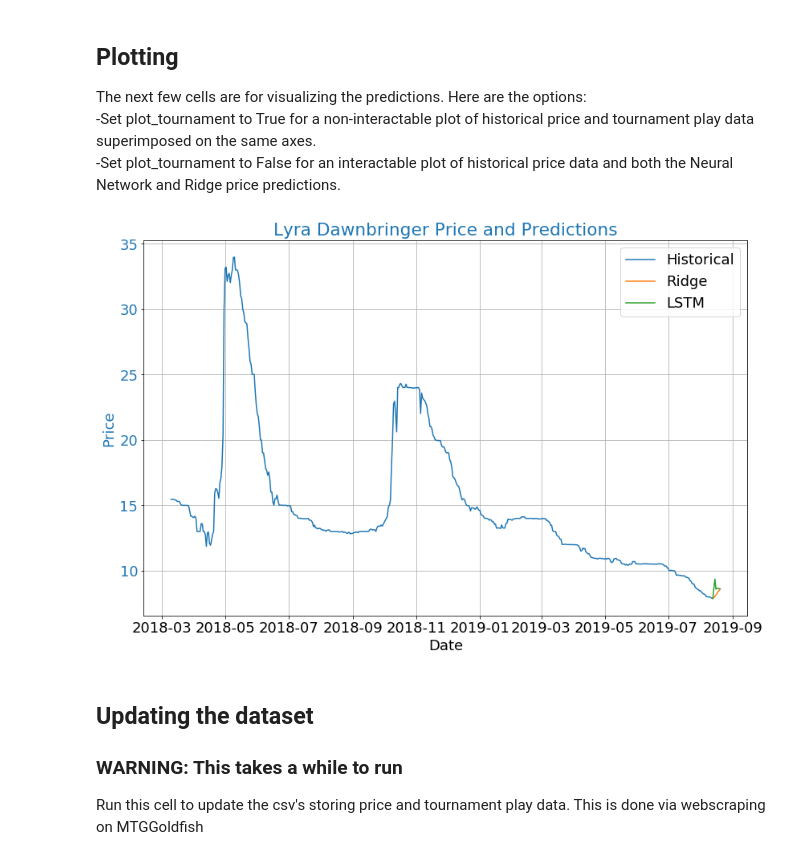
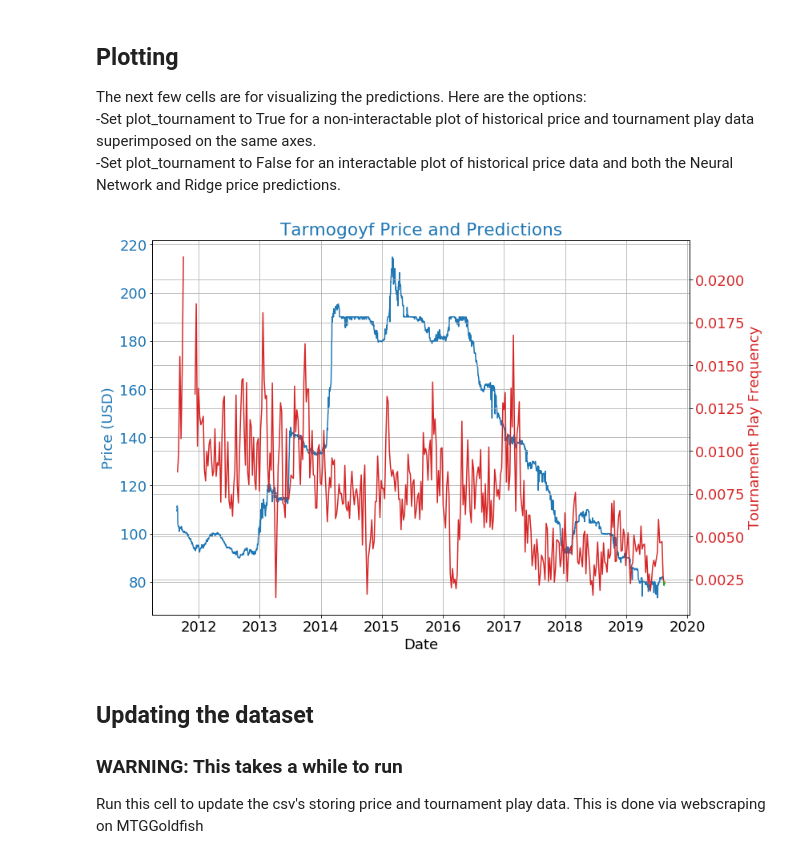
Before and after one commit to dasalmon99/TDICapstone_MTGPricePredictor, a Jupyter notebook: Main.ipynb, the cells around one changed output. Saved outputs shown, nothing was run; the diff lists cells and outputs as text; code cells hidden in the pictures.

```diff
--- a/Main.ipynb
+++ b/Main.ipynb
@@ -21,7 +35,7 @@ Using TensorFlow backend.
 Here you may select a card from the dataset. Price and tournament play data will be loaded and price predictions will be made for this card. Some suggestions: 'Snapcaster Mage', 'Tarmogoyf', 'Chalice of the Void', 'Teferi, Hero of Dominaria', 'Kolaghan\'s Command', 'Jace, the Mind Sculptor'
 # %%
 #Select a card
-card = 'Lyra Dawnbringer'
+card = 'Tarmogoyf'
 # %% [markdown]
 You may run this cell to return the full list of cards in the dataset
 # %%
@@ -38,7 +52,23 @@ for c in Card_list:
 <br/> -Train a ridge regressor on the price data and return predictions
 # %%
 #Load pretrained LSTM model
-model = load_model('Train_on_14.h5')
+
+#Do not change these parameters, the NN takes a 30 day lag as input
+n_neurons = 60
+n_lag = 30
+n_seq = 7
+n_test = 400
+
+model = Sequential()
+model.add(LSTM(n_neurons, batch_input_shape=(1, 1, n_lag*2),
+               kernel_initializer='random_uniform', return_sequences=True, stateful=True))
+#model.add(Conv1D(filters = 32, kernel_size = [5], padding='same'))
+model.add(LSTM(n_neurons-1, stateful=True))
+#model.add(LSTM(n_neurons))
+#model.add(Dropout(0.4))
+model.add(Dense(n_seq))
+model.compile(loss=['mean_squared_error'], optimizer='adam')
+model.load_weights('Train_on_All.h5')
 
 #Load price data
 Prices = pd.read_csv('All_Prices.csv')
@@ -63,11 +93,6 @@ df_test = df_test.fillna(method='ffill')
 df_test.dropna(inplace=True)
 df_test = df_test.set_index('Date')
 
-#Do not change these parameters, the NN takes a 30 day lag as input
-n_lag = 30
-n_seq = 7
-n_test = int(len(df_test)/6)
-
 #Converting time-series data to supervised learning format
 scaler_p, dataset_p = diff_scale(df_test[card])
 scaler_m, dataset_m = diff_scale(df_test['Meta_Share'])
@@ -99,42 +117,43 @@ The next few cells are for visualizing the predictions. Here are the options: <b
 -Set plot_tournament to True for a non-interactable plot of historical price and tournament play data superimposed on the same axes. <br/>
 -Set plot_tournament to False for an interactable plot of historical price data and both the Neural Network and Ridge price predictions.
 # %%
-plot_tournament = False #Set to true if you want to also see tournament play frequency
+plot_tournament = True #Set to true if you want to also see tournament play frequency
 # %%
 #Run this cell to plot prepared data and predictions
 
 %matplotlib inline
 mpld3.enable_notebook()
 
 matplotlib.rcParams.update({'figure.figsize':[12,8],'font.size': 18})
 fig, ax1 = plt.subplots()
 color = 'tab:blue'
 ax1.plot(df_test.index,df_test[card],color = color)
 ax1.plot(df_fut_R.index,df_fut_R.Price, 'tab:orange')
 ax1.plot(df_fut_NN.index,df_fut_NN.Price, 'tab:green')
 ax1.tick_params(axis='y', labelcolor=color)
 ax1.set_xlabel('Date')
-ax1.set_ylabel('Price', color=color)
+ax1.set_ylabel('Price (USD)', color=color)
 ax1.set_title(card+ ' Price and Predictions', color=color)
-ax1.legend(['Historical','Ridge','LSTM'])
 ax1.grid()
 
 
 if plot_tournament:
     color = 'tab:red'
     mpld3.disable_notebook()
     ax2 = ax1.twinx()
     weekly = Copies.resample('W').sum()
     weekly['Meta_Share'] = weekly[card]/weekly['Total']
     ax2.plot(weekly.index,weekly.Meta_Share,color = color)
     ax2.tick_params(axis='y', labelcolor=color)
     ax2.set_ylabel('Tournament Play Frequency', color=color)
     ax2.grid()
+else:
+    ax1.legend(['Historical','Ridge','LSTM'])
 
 fig.tight_layout()  # otherwise the right y-label is slightly clipped
 plt.show()
 # %% [output]
-[figure, old version]
+[figure, new version]
 # %% [markdown]
 ## Updating the dataset
 ### WARNING: This takes a while to run
```
Also changed, not shown: parts of 3 cells of this notebook, 6 other files.
